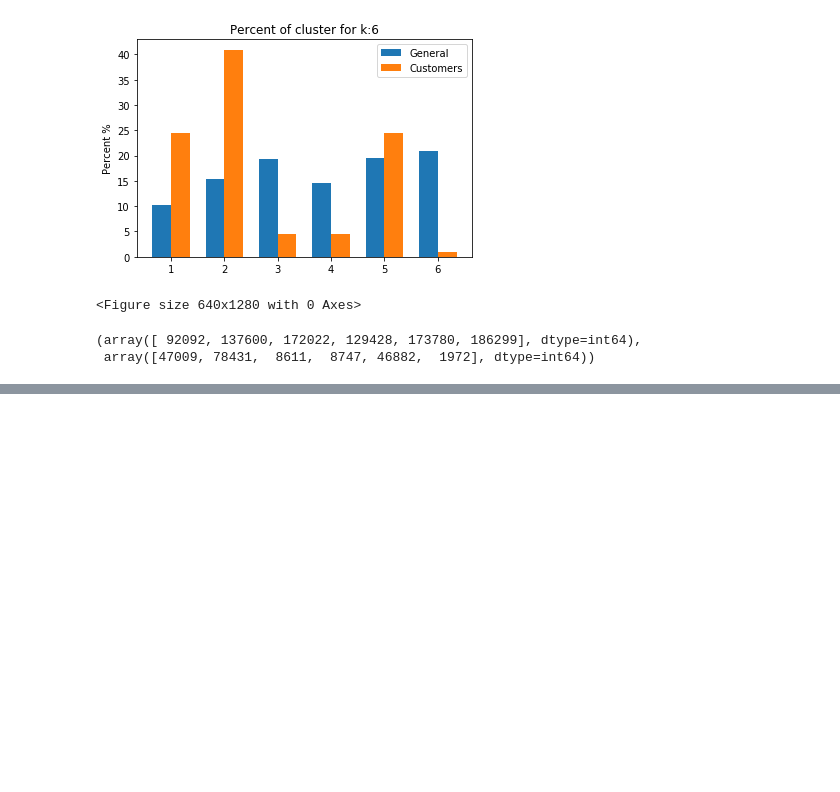
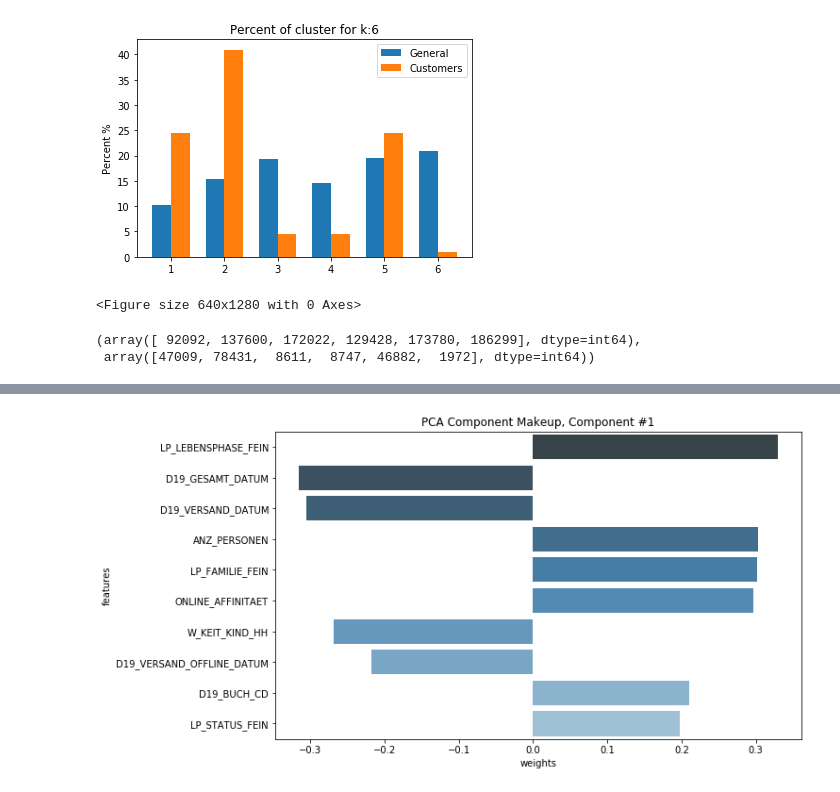
Before and after one commit to OliverFarren/arvato-udacity-customersegmentation, a Jupyter notebook: 1_customer_segmentation_report.ipynb, the cells around one changed output, grey strips where cells are left out. Saved outputs shown, nothing was run; the diff lists cells and outputs as text; code cells hidden in the pictures; blank space fills up the shorter version.

```diff
--- a/1_customer_segmentation_report.ipynb
+++ b/1_customer_segmentation_report.ipynb
@@ -1066,0 +1214,4 @@ It looks like k=7 has the most distinction between customers and the general pop
+# %%
+display_component(pca.components_,azdias_clean.columns.values,component_num=1,n_weights=10)
+# %% [output]
+[figure, added]
```
Also changed, not shown: parts of 25 cells of this notebook.
